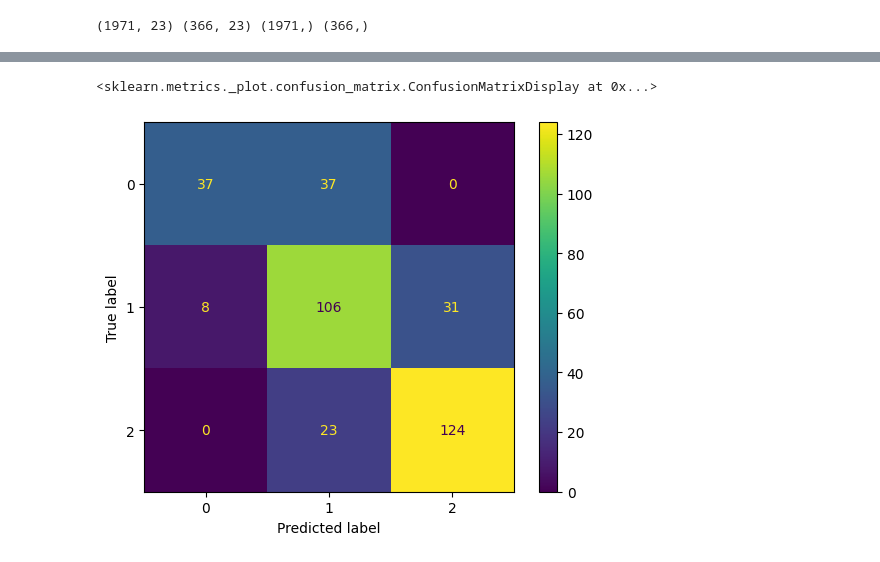
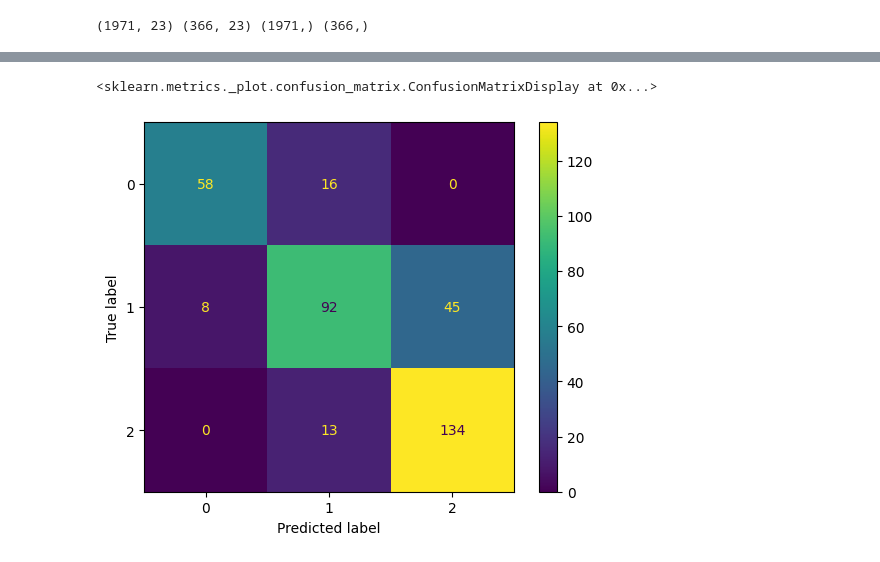
Before and after one commit to sejaldua/baller-shoes, a Jupyter notebook: notebooks/experiment2/predict-positions.ipynb, the cells around one changed output, grey strips where cells are left out. Drawn from its saved outputs; the diff is of its cells as text; code cells hidden in the pictures.

```diff
--- a/notebooks/experiment2/predict-positions.ipynb
+++ b/notebooks/experiment2/predict-positions.ipynb
@@ -47,14 +52,22 @@ data
 players_with_shoes = pd.read_csv('./../../data/player-shoes-data.csv')
 df_train = data[~data['Player'].isin(players_with_shoes['Player'])]
 df_test = data[data['Player'].isin(players_with_shoes['Player'])]
+
 # fill nan values
 for col in df_train.columns[1:-1]:
     df_train.loc[:,col] = df_train.loc[:,col].fillna(df_train[col].median())
     df_test.loc[:,col] = df_test.loc[:,col].fillna(df_test[col].median())
+
+# split into training and test, x and y
 X_train = df_train.iloc[:,1:-1].values
 y_train = df_train.iloc[:,-1].values
 X_test = df_test.iloc[:,1:-1].values
 y_test = df_test.iloc[:,-1].values
+
+# standardize the data
+scaler = StandardScaler()
+X_train = scaler.fit_transform(X_train)
+X_test = scaler.fit_transform(X_test)
 print(X_train.shape, X_test.shape, y_train.shape, y_test.shape)
 # %% [output]
 (1971, 23) (366, 23) (1971,) (366,)
@@ -61,9 +90,8 @@ print(X_train.shape, X_test.shape, y_train.shape, y_test.shape)
 # %%
-knn = KNeighborsClassifier(n_neighbors=5)
+knn = KNeighborsClassifier(n_neighbors=28)
 knn.fit(X_train, y_train)
-y_pred = knn.predict(X_test)
+y_pred_knn = knn.predict(X_test)
 
-print(accuracy_score(y_test, y_pred))
-# print(mean_squared_error(y_test, y_pred))
-print(classification_report(y_test, y_pred, target_names=list(data['Position'].unique())))
+print(accuracy_score(y_test, y_pred_knn))
+print(classification_report(y_test, y_pred_knn, target_names=list(data['Position'].unique())))
 # %% [output]
@@ -79,0 +110,11 @@ weighted avg       0.48      0.46      0.46       366
+# %%
+rf=RandomForestClassifier(random_state=42)
+param_grid = {
+    'n_estimators': [100, 200, 300],
+    'max_features': ['auto', 'sqrt', 'log2'],
+    'max_depth' : [4,5,6,7,8],
+    'criterion' :['gini', 'entropy']
+}
+CV_rf = GridSearchCV(estimator=rf, param_grid=param_grid, cv=5, verbose=1)
+CV_rf.fit(X_train, y_train)
+CV_rf.best_params_
@@ -80,7 +127,7 @@ weighted avg       0.48      0.46      0.46       366
 # %%
-rf = RandomForestClassifier(max_depth=10, random_state=42)
+rf = RandomForestClassifier(max_depth=8, criterion='gini', max_features='auto', n_estimators=200, random_state=42)
 rf.fit(X_train, y_train)
-y_pred = rf.predict(X_test)
-print(accuracy_score(y_test, y_pred))
-print(classification_report(y_test, y_pred, target_names=list(data['Position'].unique())))
+y_pred_rf = rf.predict(X_test)
+print(accuracy_score(y_test, y_pred_rf))
+print(classification_report(y_test, y_pred_rf, target_names=list(data['Position'].unique())))
 # %% [output]
@@ -138,6 +221,6 @@ Please also refer to the documentation for alternative solver options:
 # %%
 from sklearn.metrics import confusion_matrix, ConfusionMatrixDisplay
-ConfusionMatrixDisplay(confusion_matrix(y_test, y_pred)).plot()
+ConfusionMatrixDisplay(confusion_matrix(y_test, y_pred_rf)).plot()
 # %% [output]
 <sklearn.metrics._plot.confusion_matrix.ConfusionMatrixDisplay at 0x...>
-[figure, old version]
+[figure, new version]
```
Also changed, not shown: parts of 14 cells of this notebook.
